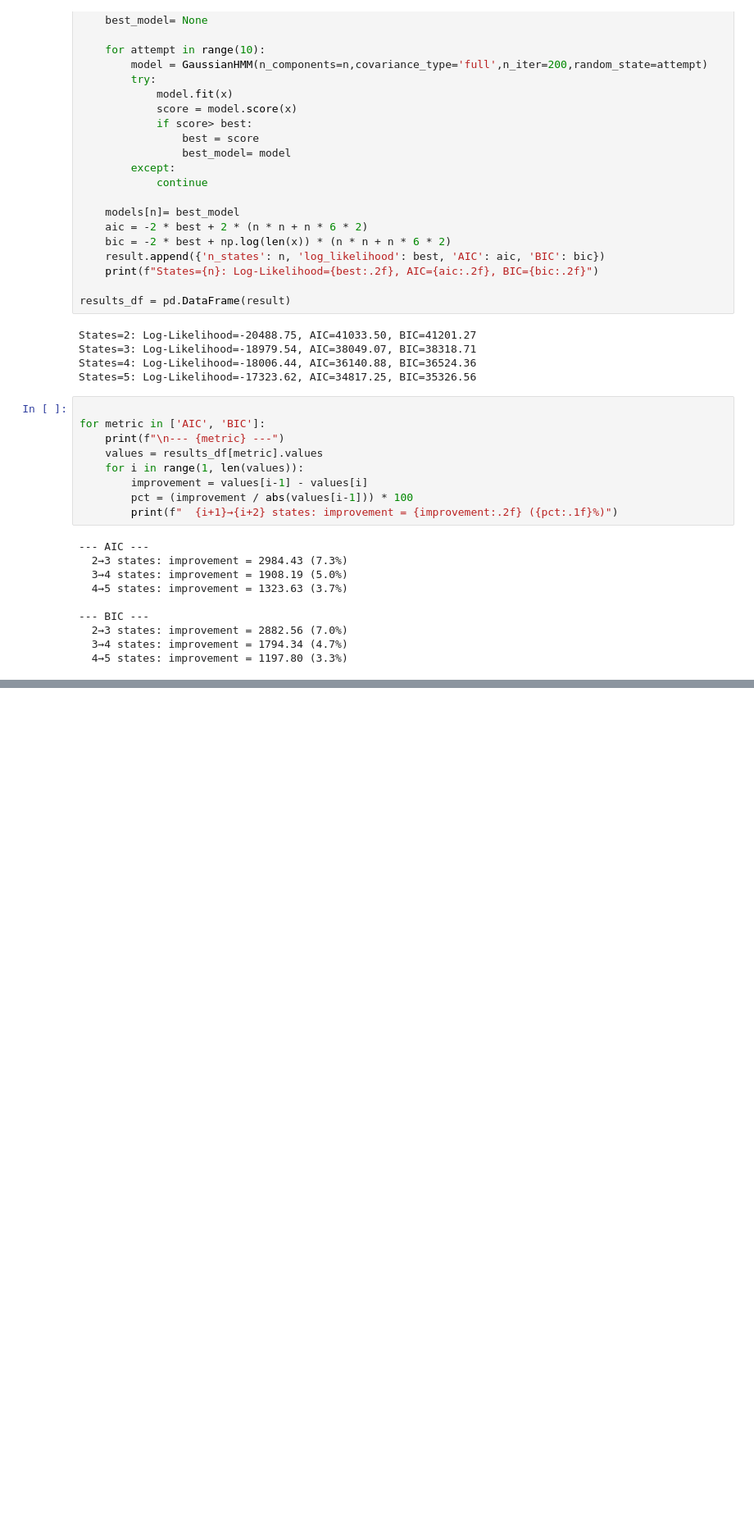
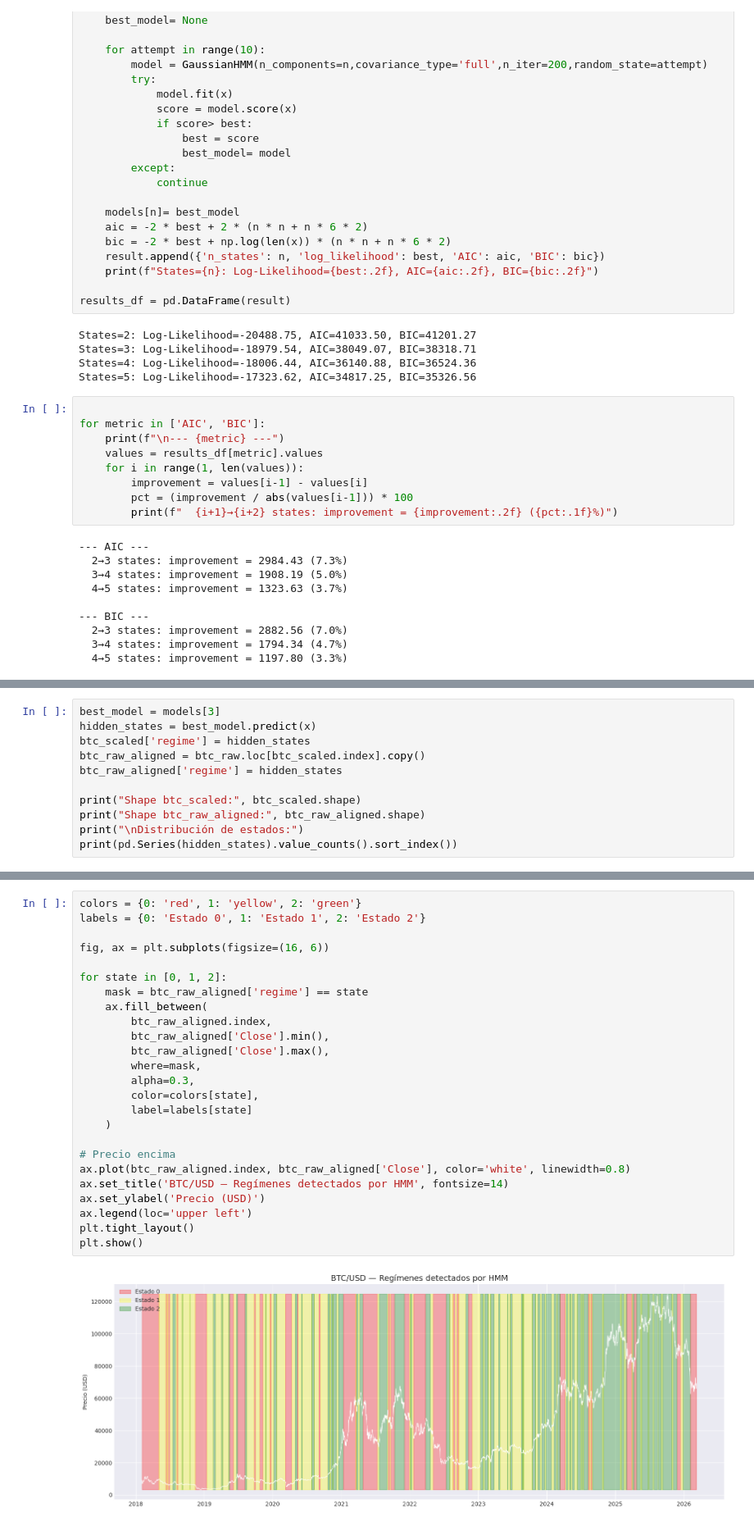
Before and after one commit to Sebasduarte14/crypto-market-regime-detection, a Jupyter notebook: notebooks/03_hmm_regime_detection.ipynb, the cells around one changed output, grey strips where cells are left out. Shown at 82% size. Drawn from its saved outputs; the diff is of its cells as text; blank space fills up the shorter version.

Commit message:
hmm compile, model execute.

```diff
--- a/notebooks/03_hmm_regime_detection.ipynb
+++ b/notebooks/03_hmm_regime_detection.ipynb
@@ -91,0 +96,11 @@ for metric in ['AIC', 'BIC']:
+# %%
+best_model = models[3]
+hidden_states = best_model.predict(x)
+btc_scaled['regime'] = hidden_states
+btc_raw_aligned = btc_raw.loc[btc_scaled.index].copy()
+btc_raw_aligned['regime'] = hidden_states
+
+print("Shape btc_scaled:", btc_scaled.shape)
+print("Shape btc_raw_aligned:", btc_raw_aligned.shape)
+print("\nDistribución de estados:")
+print(pd.Series(hidden_states).value_counts().sort_index())
@@ -91,0 +116,27 @@ for metric in ['AIC', 'BIC']:
+# %%
+colors = {0: 'red', 1: 'yellow', 2: 'green'}
+labels = {0: 'Estado 0', 1: 'Estado 1', 2: 'Estado 2'}
+
+fig, ax = plt.subplots(figsize=(16, 6))
+
+for state in [0, 1, 2]:
+    mask = btc_raw_aligned['regime'] == state
+    ax.fill_between(
+        btc_raw_aligned.index,
+        btc_raw_aligned['Close'].min(),
+        btc_raw_aligned['Close'].max(),
+        where=mask,
+        alpha=0.3,
+        color=colors[state],
+        label=labels[state]
+    )
+
+# Precio encima
+ax.plot(btc_raw_aligned.index, btc_raw_aligned['Close'], color='white', linewidth=0.8)
+ax.set_title('BTC/USD — Regímenes detectados por HMM', fontsize=14)
+ax.set_ylabel('Precio (USD)')
+ax.legend(loc='upper left')
+plt.tight_layout()
+plt.show()
+# %% [output]
+[figure, added]
```
Also changed, not shown: parts of 7 cells of this notebook, 1 other file.
